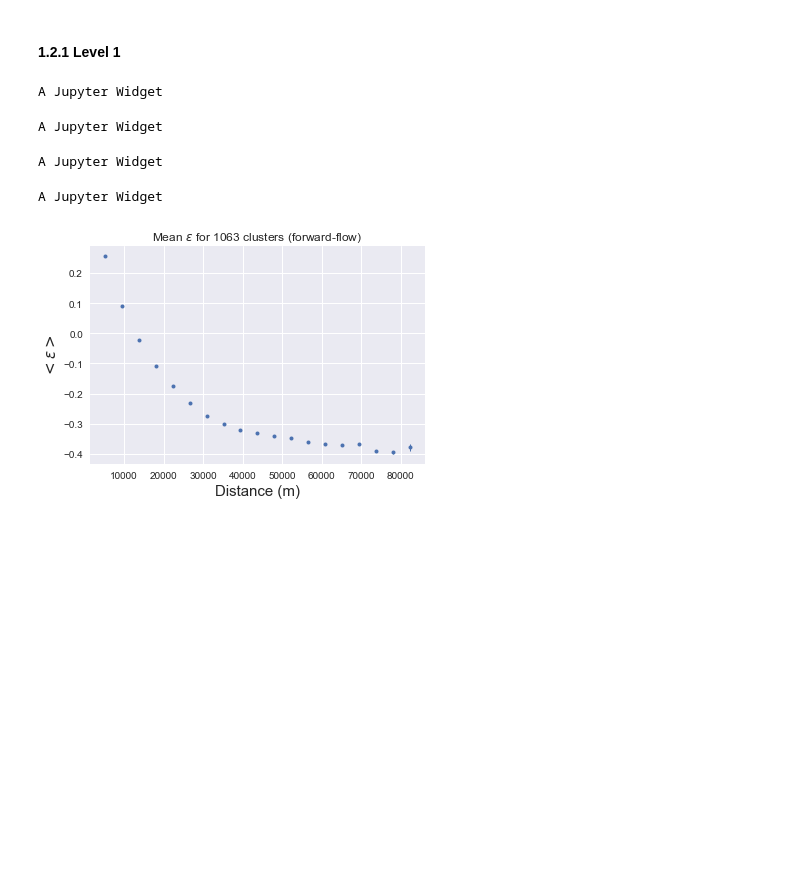
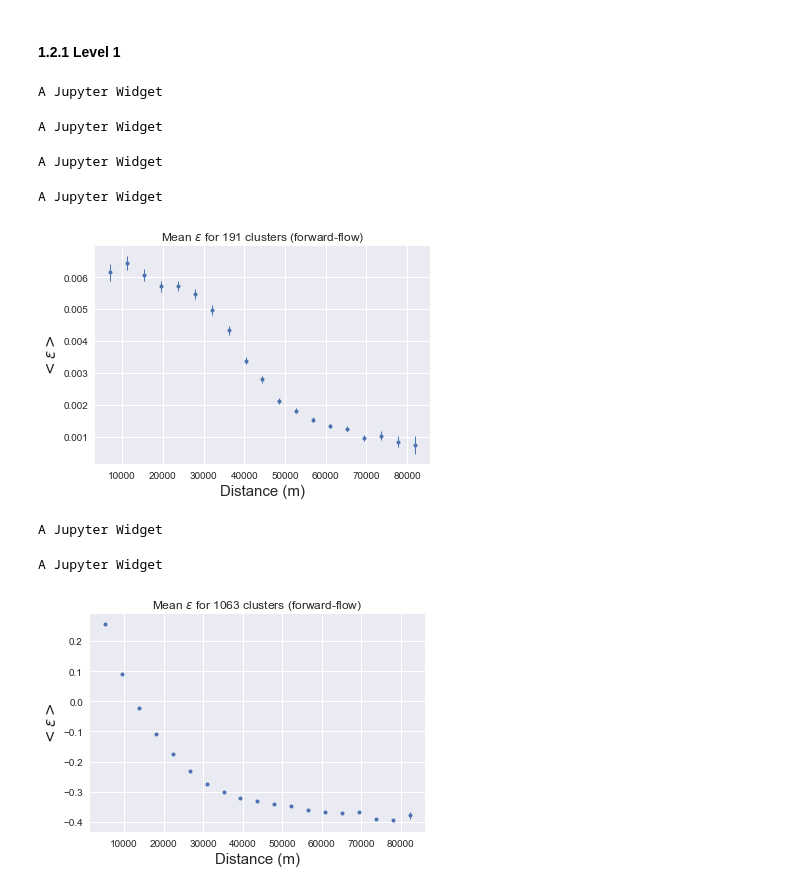
Before and after one commit to jbremz/human_mob, a Jupyter notebook: Notebooks/Ilaria's Log/Week 13.ipynb, the cells around one changed output. Cells and saved outputs as stored; diff of their text form; code cells hidden in the pictures; blank space fills up the shorter version.

```diff
--- a/Notebooks/Ilaria's Log/Week 13.ipynb
+++ b/Notebooks/Ilaria's Log/Week 13.ipynb
@@ -95,3 +87,16 @@ plt.show()
+# %%
+eps_3 = h.epsilon(3)
+eps_3
+
+eps_2 = h.epsilon(2)
+# %% [output]
+A Jupyter Widget
+A Jupyter Widget
+# %%
+DM = h.cluster_population(h.levels[1]).DM
+eps_distance(eps_2, DM, N)
+# %% [output]
+[figure, added]
 # %%
 u_eps_1 = uh.epsilon(1)
 # %% [output]
```
Also changed, not shown: parts of 2 cells of this notebook.
